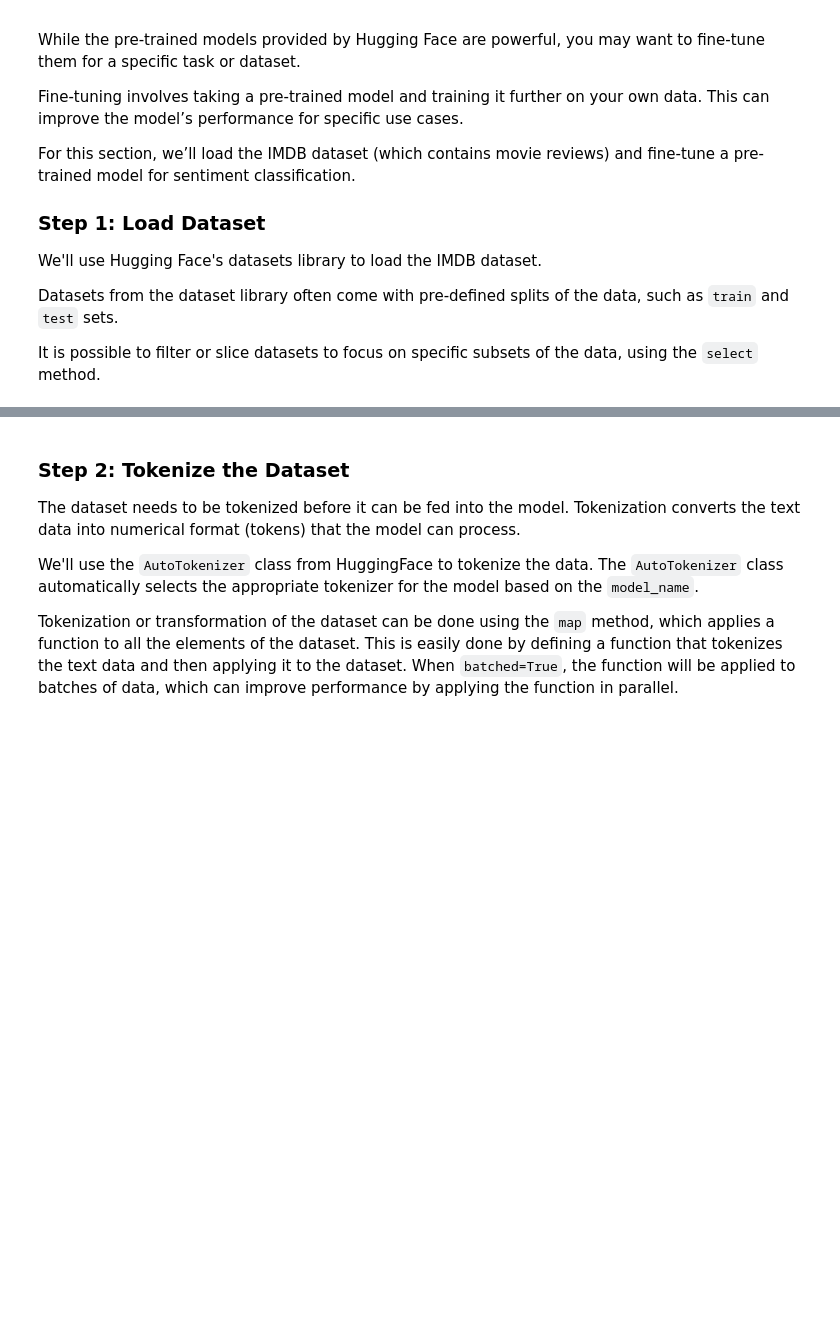
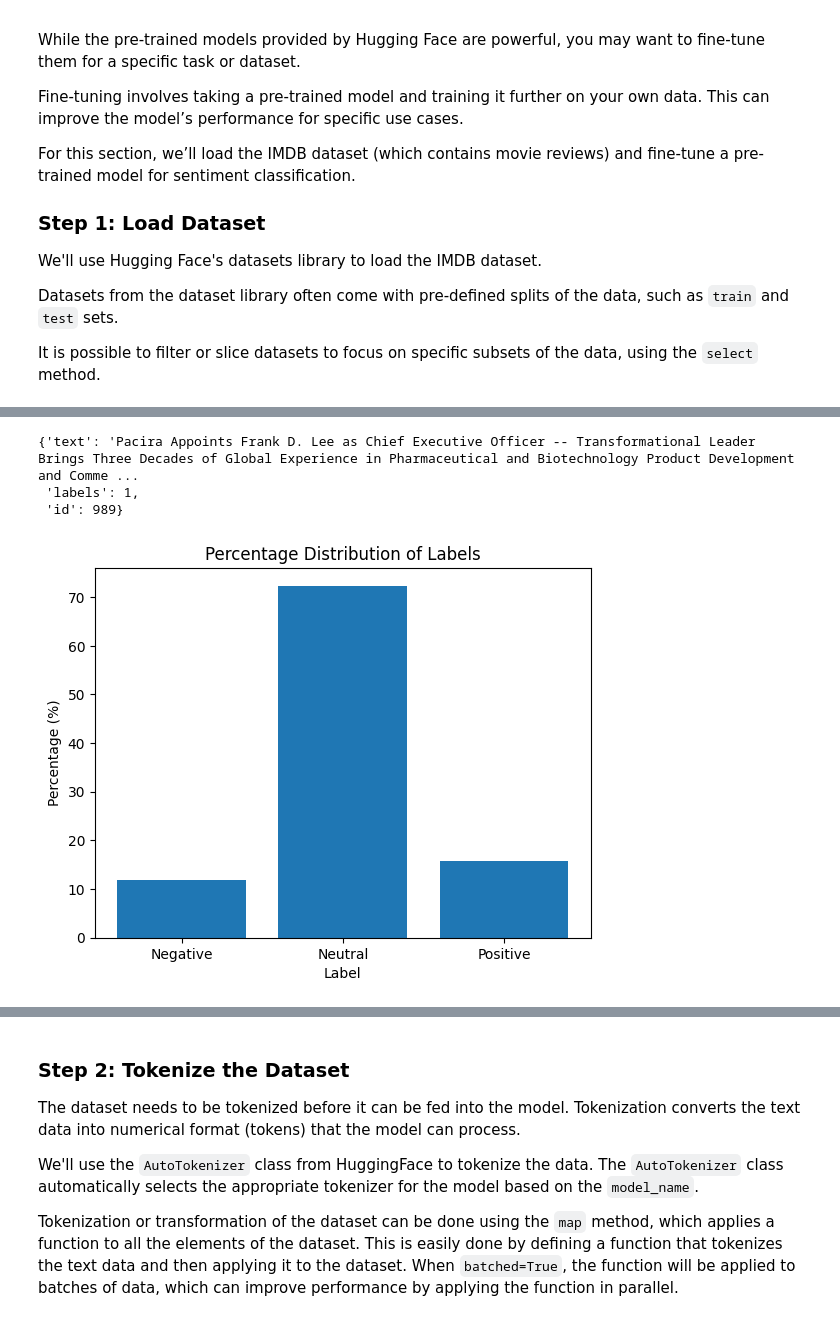
Before and after one commit to akseljoonas/biotech-news-sentiment, a Jupyter notebook: notebooks/fine_tuning.ipynb, the cells around one changed output, grey strips where cells are left out. Cells and saved outputs as stored; diff of their text form; code cells hidden in the pictures; blank space fills up the shorter version.

```diff
--- a/notebooks/fine_tuning.ipynb
+++ b/notebooks/fine_tuning.ipynb
@@ -37,6 +58,14 @@ Datasets from the dataset library often come with pre-defined splits of the data
 It is possible to filter or slice datasets to focus on specific subsets of the data, using the `select` method.
 # %%
 from datasets import load_dataset, Features, ClassLabel, Value
+import os, sys
+
+currentdir = os.getcwd()
+parentdir = os.path.dirname(currentdir)
+sys.path.insert(0, parentdir)
+data_file_path = os.path.join(parentdir, "data/processed/finetuning-3label.csv")
+if not os.path.exists(data_file_path):
+    raise FileNotFoundError(f"The file {data_file_path} does not exist!")
 
 # Define the features
 features = Features(
@@ -49,14 +78,14 @@ features = Features(
 # Load the dataset with the specified features
 dataset = load_dataset(
     "csv",
-    data_files="/Users/akseljoonas/Documents/news-sentiment/data/processed/finetuning-3label.csv",
+    data_files=data_file_path,
     features=features,
 )
 
-# Now you can stratify by 'labels'
-split_dataset = dataset["train"].train_test_split(
-    test_size=0.1, stratify_by_column="labels"
-)
 
-train_dataset = split_dataset["train"]
-test_dataset = split_dataset["test"]
+#Now you can stratify by 'labels'
+#split_dataset = dataset["train"].train_test_split(
+#    test_size=0.1, stratify_by_column="labels"
+#)
+#train_dataset = split_dataset["train"]
+#test_dataset = split_dataset["test"]
@@ -64,0 +94,3 @@ train_dataset
+# %%
+#add a columns "id" with a unique row id
+dataset["train"] = dataset["train"].add_column("id", range(len(dataset["train"])))
@@ -64,0 +125,27 @@ train_dataset
+# %%
+test_dataset[0]
+# %% [output]
+{'text': 'Pacira Appoints Frank D. Lee as Chief Executive Officer -- Transformational Leader Brings Three Decades of Global Experience in Pharmaceutical and Biotechnology Product Development and Comme ...
+ 'labels': 1,
+ 'id': 989}
+# %%
+import matplotlib.pyplot as plt
+import numpy as np
+
+# Assuming labels is a numpy array of your dataset labels
+labels = np.array(dataset["train"]["labels"])
+label_counts = np.bincount(labels)
+label_percentages = label_counts / label_counts.sum() * 100  # Convert counts to percentages
+
+# Define label names
+label_names = ["Negative", "Neutral", "Positive"]
+
+# Plot the histogram
+plt.bar(range(len(label_percentages)), label_percentages)
+plt.xlabel("Label")  # Set the x-axis label
+plt.ylabel("Percentage (%)")  # Set the y-axis label
+plt.title("Percentage Distribution of Labels")  # Set the title
+plt.xticks(range(len(label_percentages)), label_names)  # Map labels to names
+plt.show()
+# %% [output]
+[figure, added]
```
Also changed, not shown: parts of 12 cells of this notebook.
